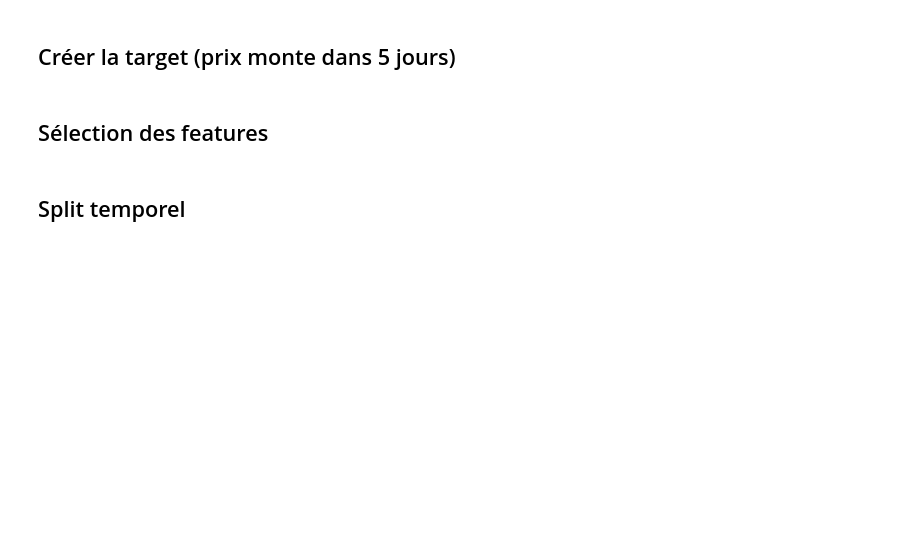
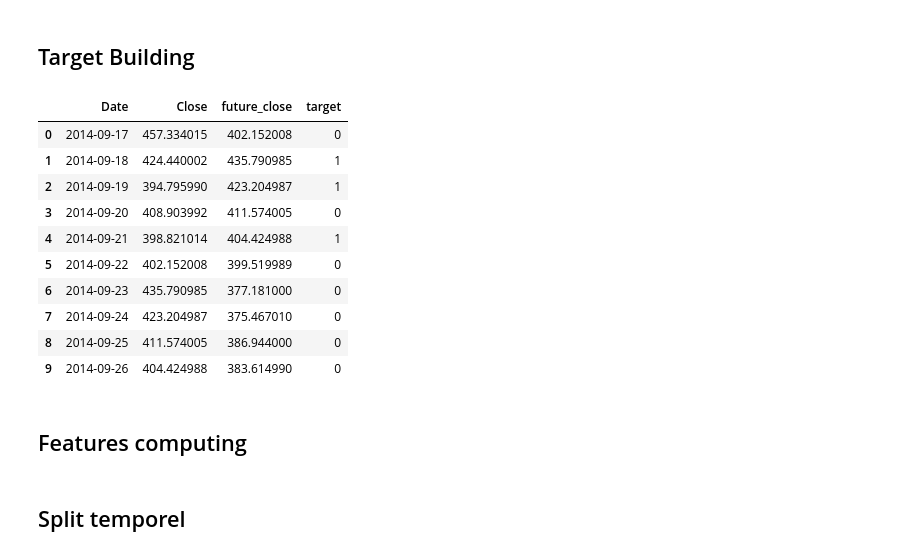
Before and after one commit to Geoffgrid/ai_for_finance, a Jupyter notebook: notebook/notebook.ipynb, the cells around one changed output. Drawn from its saved outputs; the diff is of its cells as text; code cells hidden in the pictures; blank space fills up the shorter version.

```diff
--- a/notebook/notebook.ipynb
+++ b/notebook/notebook.ipynb
@@ -16,0 +15,12 @@ df.head()
+# %%
+required_columns = ["Date", "Open", "High", "Low", "Close", "Volume"]
+missing_columns = [col for col in required_columns if col not in df.columns]
+
+if missing_columns:
+    raise ValueError(f"Missing columns: {missing_columns}")
+
+df["Date"] = pd.to_datetime(df["Date"])
+df = df.sort_values("Date").reset_index(drop=True)
+
+df = df[["Date", "Open", "High", "Low", "Close", "Volume"]].copy()
+df.head()
@@ -17,9 +34,24 @@ df.head()
 # %% [markdown]
-## Créer la target (prix monte dans 5 jours)
+## Target Building
 # %%
-df["future_close"] = df["Close"].shift(-5)
-df["target"] = (df["future_close"] > df["Close"]).astype(int)
-df = df.dropna()
+forecast_horizon = 5
+
+df["future_close"] = df["Close"].shift(-forecast_horizon)
+df["target"] = (df["future_close"] > df["Close"] * 1.01).astype(int)
+
+df[["Date", "Close", "future_close", "target"]].head(10)
+# %% [output]
+|  | Date | Close | future_close | target |
+| 0 | 2014-09-17 | 457.334015 | 402.152008 | 0 |
+| 1 | 2014-09-18 | 424.440002 | 435.790985 | 1 |
+| 2 | 2014-09-19 | 394.795990 | 423.204987 | 1 |
+| 3 | 2014-09-20 | 408.903992 | 411.574005 | 0 |
+| 4 | 2014-09-21 | 398.821014 | 404.424988 | 1 |
+| 5 | 2014-09-22 | 402.152008 | 399.519989 | 0 |
+| 6 | 2014-09-23 | 435.790985 | 377.181000 | 0 |
+| 7 | 2014-09-24 | 423.204987 | 375.467010 | 0 |
+| 8 | 2014-09-25 | 411.574005 | 386.944000 | 0 |
+| 9 | 2014-09-26 | 404.424988 | 383.614990 | 0 |
 # %% [markdown]
-## Sélection des features
+## Features computing
 # %%
```
Also changed, not shown: parts of 32 cells of this notebook.
